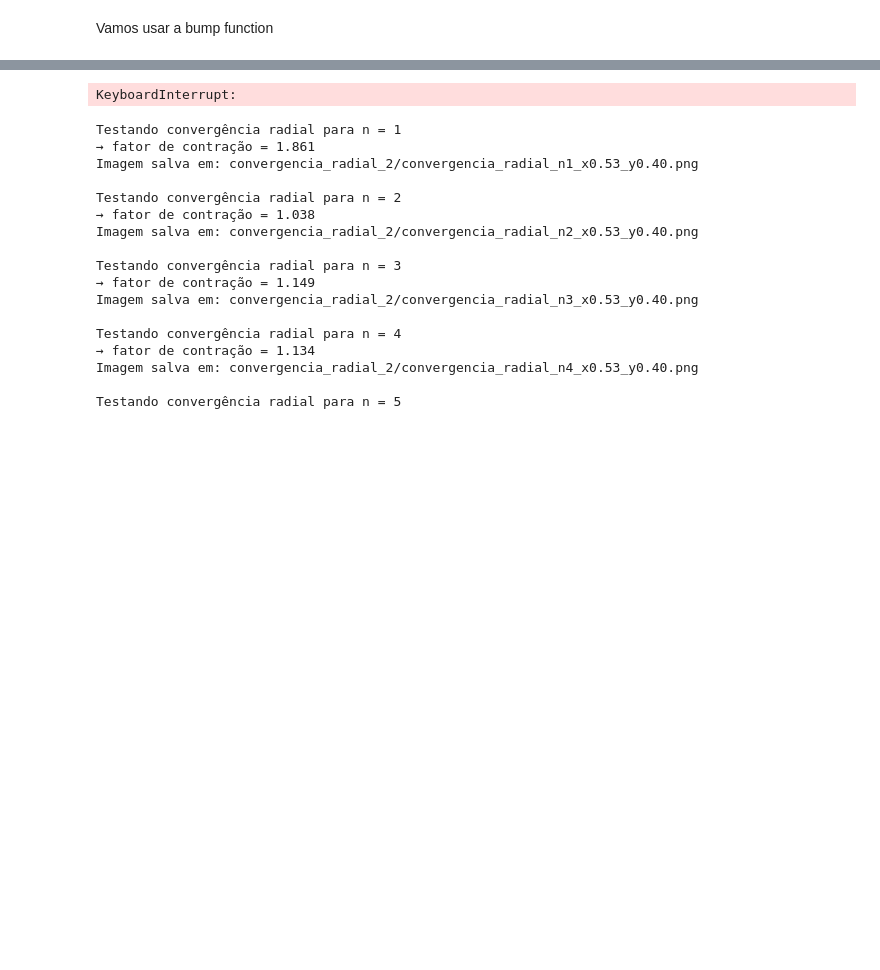
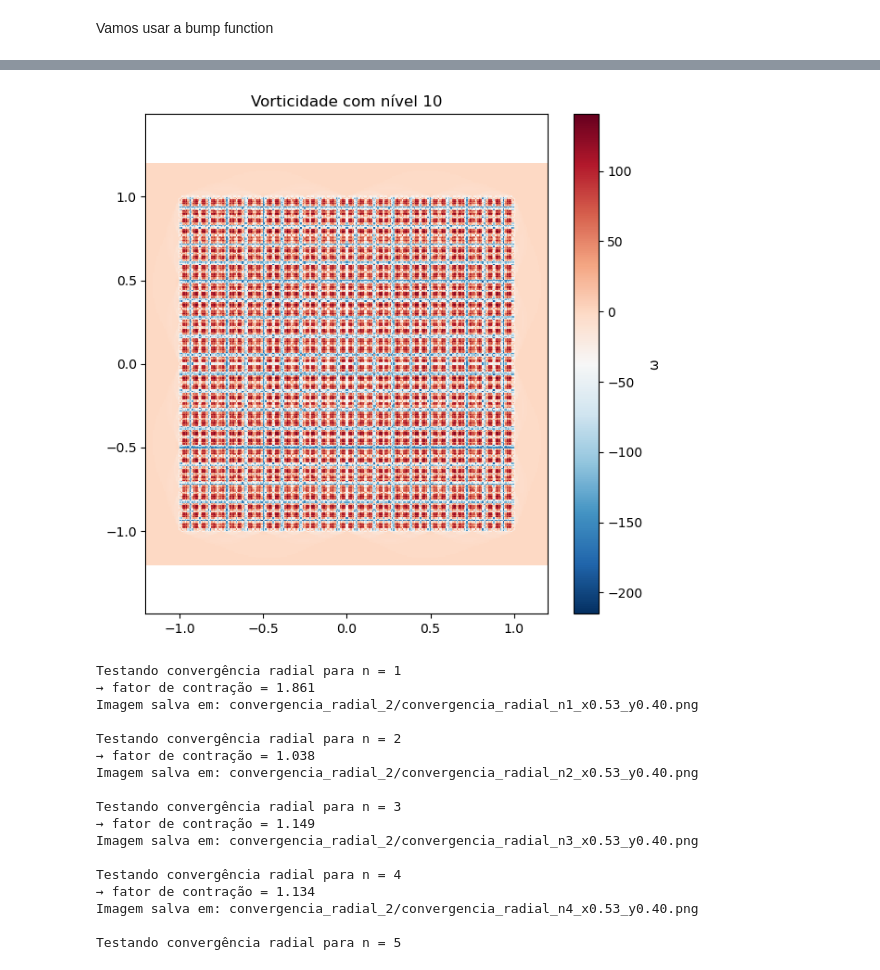
Before and after one commit to C4rl-LP/Turbulence-, a Jupyter notebook: Carlos/Estabilidade_do_campo.ipynb, the cells around one changed output, grey strips where cells are left out. Saved outputs shown, nothing was run; the diff lists cells and outputs as text; code cells hidden in the pictures; blank space fills up the shorter version.

```diff
--- a/Carlos/Estabilidade_do_campo.ipynb
+++ b/Carlos/Estabilidade_do_campo.ipynb
@@ -931,48 +964,55 @@ mapa_intensidade(t=0.0, N_fields=1, L=2, resolucao=250)
 # %%
 def mapa_vorticidade_analitica(t=0.0, N_fields=3, L=1, resolucao=250):
+
+    c = 0.7
 
     x = np.linspace(-L, L, resolucao)
     y = np.linspace(-L, L, resolucao)
 
     X, Y = np.meshgrid(x, y)
-
     omega_total = np.zeros_like(X)
 
     for n in range(1, N_fields+1):
 
         centros = centros_nivel(n, t)
         Rn = np.sqrt(2) * R(n)
         Tn = T(n)
-        R2 = Rn*Rn
+        R2 = Rn * Rn
 
         for xc, yc in centros:
 
             dx = X - xc
             dy = Y - yc
             r2 = dx*dx + dy*dy
 
-            mask = r2 < R2
+            u = r2 / R2
+            mask = u < 1.0
             if not np.any(mask):
                 continue
 
-            u = r2[mask] / R2
-            expo = np.exp(1 / (u - 1))
+            u_local = u[mask]
 
-            phi = (2*np.pi / Tn) * expo
+            # bump
+            expo = np.exp(-c / (1 - u_local))
 
-            omega = 2*phi * (1 - (r2[mask] / (R2*(u-1)**2)))
+            pref = 2*np.pi / Tn
+
+            omega = pref * expo * (
+                2 - (2*c * u_local) / (1 - u_local)**2
+            )
 
             omega_total[mask] += omega
 
     plt.figure(figsize=(7,7))
     plt.pcolormesh(X, Y, omega_total, shading='auto', cmap='RdBu_r')
     plt.colorbar(label='ω')
     plt.axis('equal')
+    plt.title(f'Vorticidade com nível {N_fields}')
     plt.show()
 
-mapa_vorticidade_analitica(t=0.0, N_fields=10, L=1, resolucao=250)
+mapa_vorticidade_analitica(t=0.0, N_fields=10, L=1.2, resolucao=330)
 # %% [output]
-KeyboardInterrupt:
+[figure, added]
 # %%
 
 
```
Also changed, not shown: parts of 5 cells of this notebook, 54 other files.
